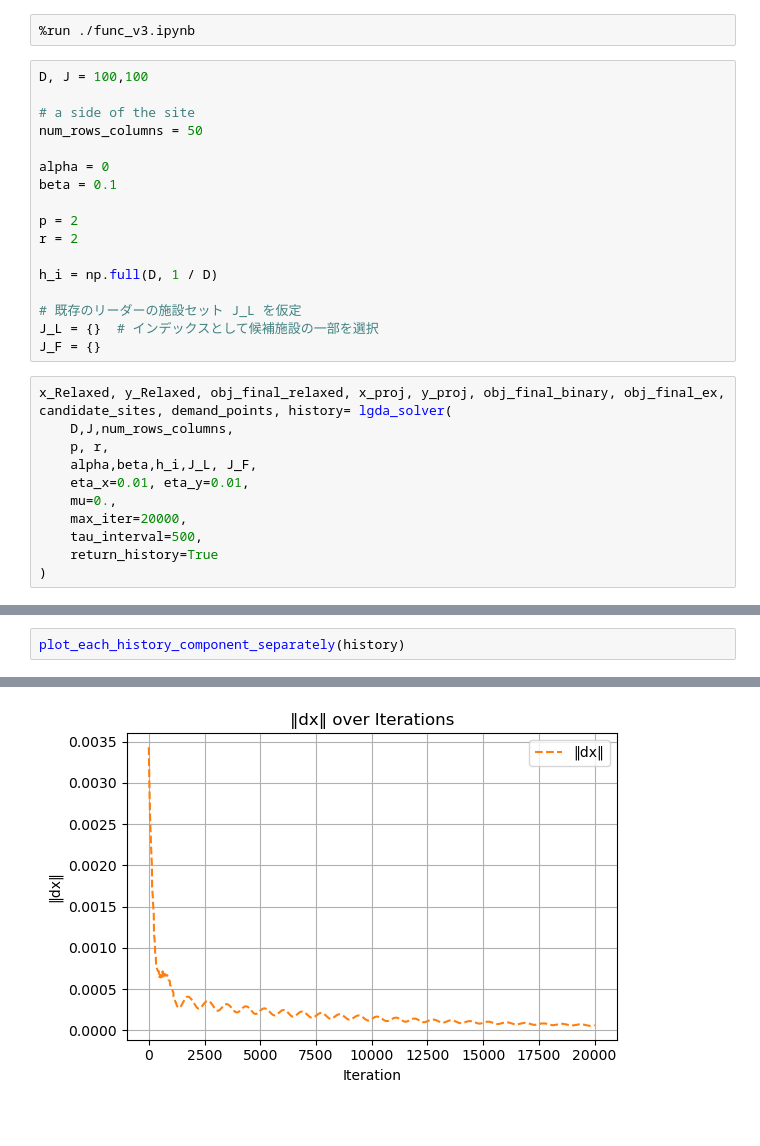
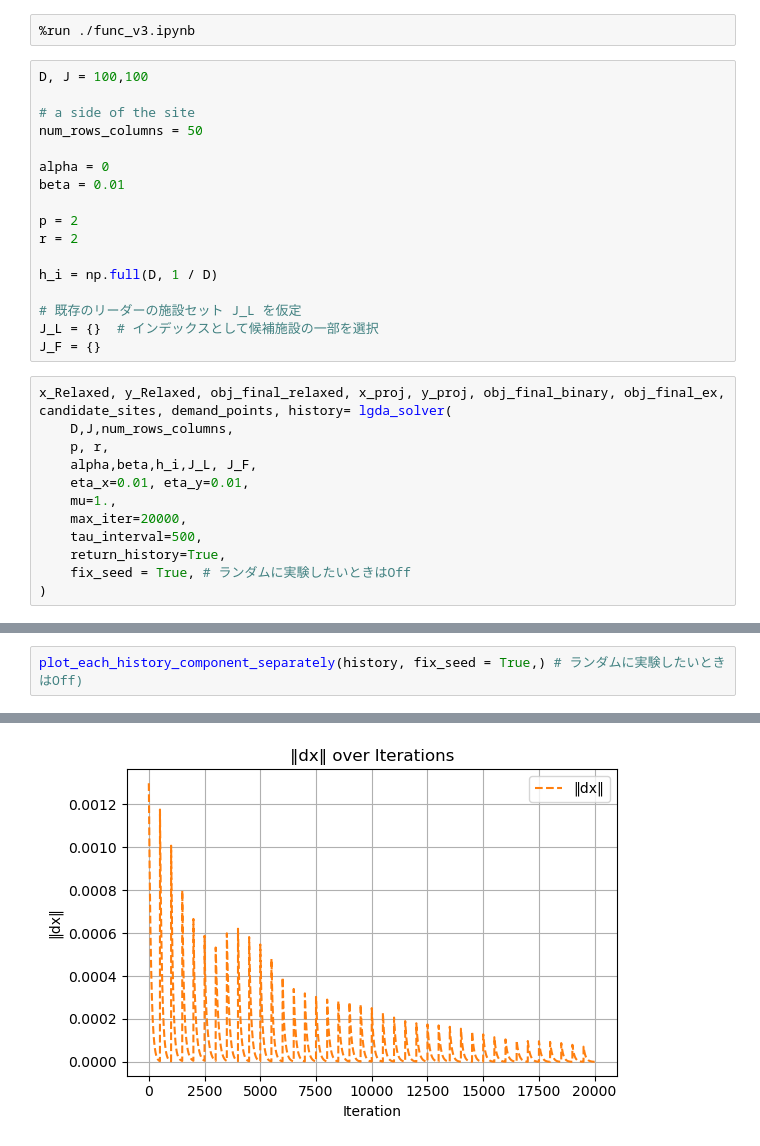
Before and after one commit to datty00725/allocate-probrem, a Jupyter notebook: mutaion_gda/execute.ipynb, the cells around one changed output, grey strips where cells are left out. Cells and saved outputs as stored; diff of their text form.

```diff
--- a/mutaion_gda/execute.ipynb
+++ b/mutaion_gda/execute.ipynb
@@ -13,7 +13,7 @@ D, J = 100,100
 num_rows_columns = 50
 
 alpha = 0
-beta = 0.1
+beta = 0.01
 
 p = 2
 r = 2
@@ -29,10 +29,11 @@ x_Relaxed, y_Relaxed, obj_final_relaxed, x_proj, y_proj, obj_final_binary, obj_f
     p, r,
     alpha,beta,h_i,J_L, J_F,
     eta_x=0.01, eta_y=0.01,
-    mu=0.,
+    mu=1.,
     max_iter=20000,
     tau_interval=500,
-    return_history=True
+    return_history=True,
+    fix_seed = True, # ランダムに実験したいときはOff
 )
 # %%
 print("\nOptimal x:", x_proj)
@@ -71,3 +73,3 @@ plot_facility_selection(candidate_sites, demand_points, x_proj, y_proj)
 # %%
-plot_each_history_component_separately(history)
+plot_each_history_component_separately(history, fix_seed = True,) # ランダムに実験したいときはOff)
 # %% [output]
@@ -75 +77 @@ plot_each_history_component_separately(history)
-[figure, old version]
+[figure, new version]
```
Also changed, not shown: parts of 4 cells of this notebook, 1 other file.
